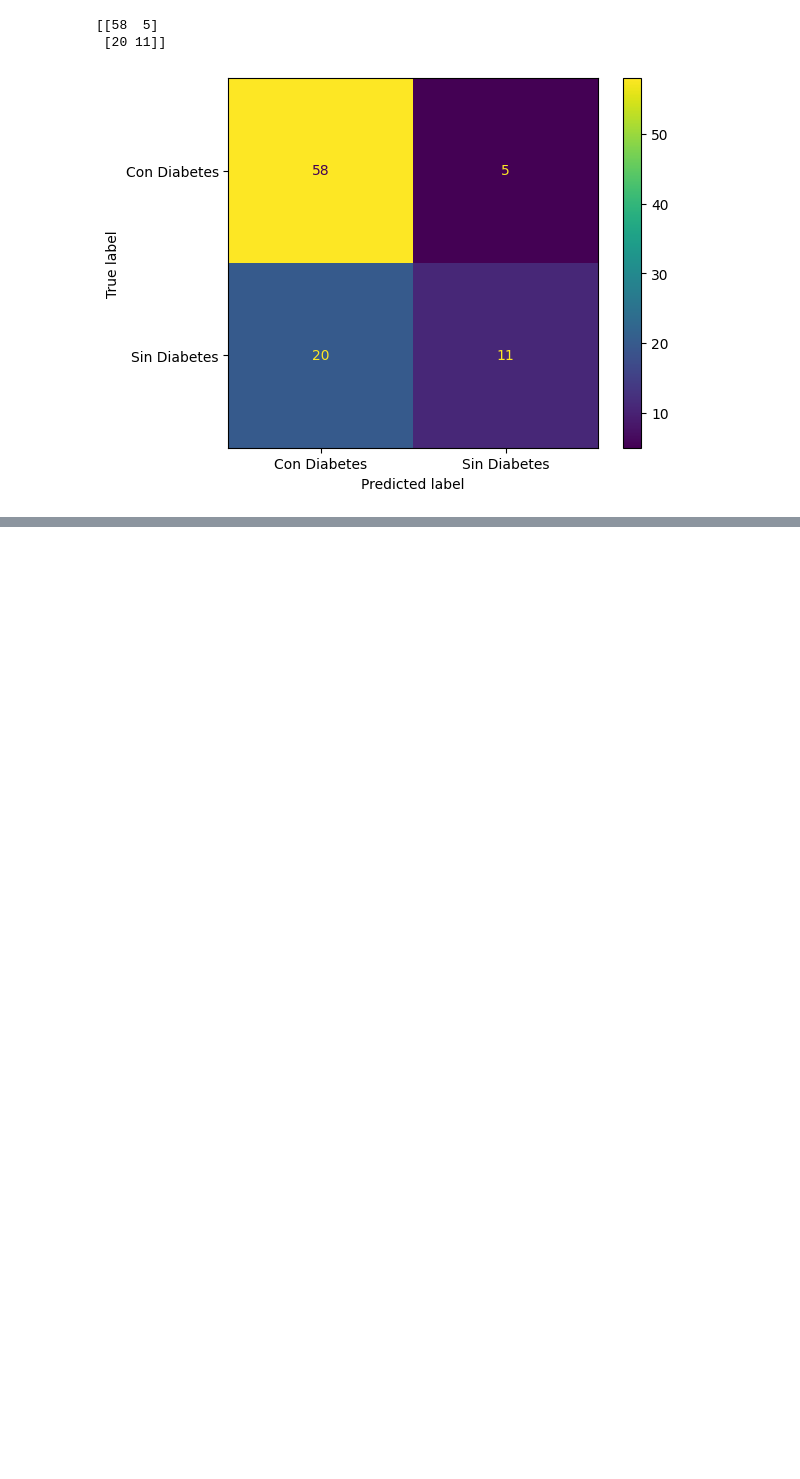
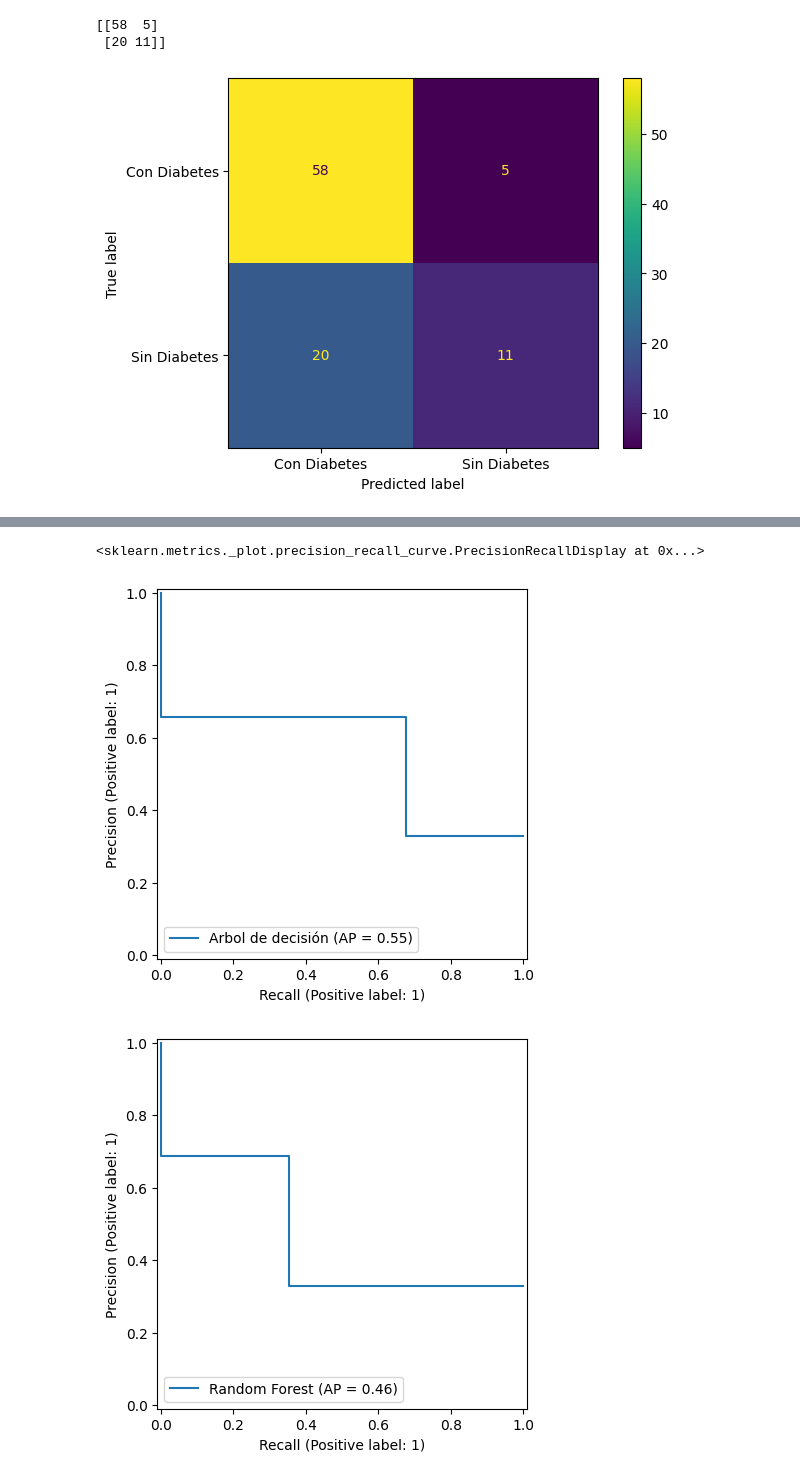
Before and after one commit to Starleen1996/Machine_Learning_modelos, a Jupyter notebook: Haga_Lo_que_hicimos_Validacion_De_modelos_metricas.ipynb, the cells around one changed output, grey strips where cells are left out. Saved outputs shown, nothing was run; the diff lists cells and outputs as text; code cells hidden in the pictures; blank space fills up the shorter version.

```diff
--- a/Haga_Lo_que_hicimos_Validacion_De_modelos_metricas.ipynb
+++ b/Haga_Lo_que_hicimos_Validacion_De_modelos_metricas.ipynb
@@ -112,0 +171,9 @@ visualizacion_1.plot();
+# %%
+PrecisionRecallDisplay.from_predictions(y_val, y_previsto, name='Arbol de decisión')
+#
+PrecisionRecallDisplay.from_predictions(y_val, y_previsto_1, name='Random Forest')
+#
+# %% [output]
+<sklearn.metrics._plot.precision_recall_curve.PrecisionRecallDisplay at 0x...>
+[figure, added]
+[figure, added]
```
Also changed, not shown: parts of 21 cells of this notebook.
